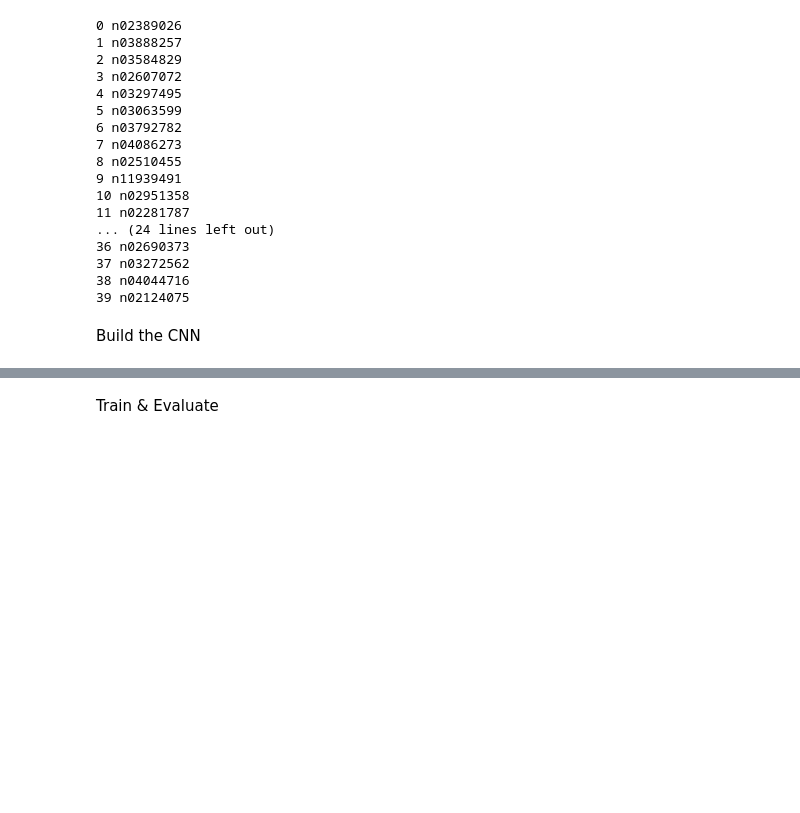
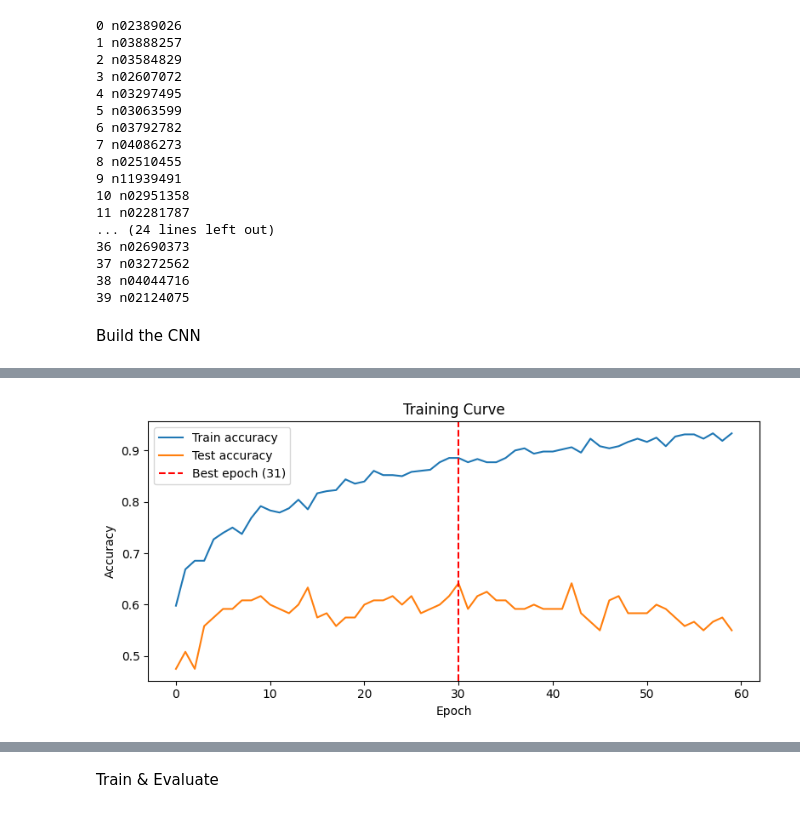
Before and after one commit to zzzanee/2026_FinalProject_EEG, a Jupyter notebook: eeg_testing.ipynb, the cells around one changed output, grey strips where cells are left out. Cells and saved outputs as stored; diff of their text form; code cells hidden in the pictures; blank space fills up the shorter version.

Commit message:
models

```diff
--- a/eeg_testing.ipynb
+++ b/eeg_testing.ipynb
@@ -94,9 +94,11 @@ Label 22 synset: n03982430
 # %%
 import numpy as np
 
-OCCIPITAL_CHANNELS = list(range(75, 96))  # adjust after verifying
+MIN_LEN = min([x['eeg'].shape[1] for x in filtered])  # = 491
+OCCIPITAL_CHANNELS = list(range(75, 96))
 
-X = np.array([x['eeg'][OCCIPITAL_CHANNELS, :] for x in filtered])  # shape: (N, channels, timepoints)
+# Add [:MIN_LEN] to crop all trials to the same length ✓
+X = np.array([x['eeg'][OCCIPITAL_CHANNELS, :MIN_LEN].detach().numpy() for x in filtered])
 y = np.array([x['binary_label'] for x in filtered])
-print(X.shape, y.shape)
+print(X.shape, y.shape)  # should be (600, 21,
 # %% [output]
@@ -150,0 +161,78 @@ class EEG_CNN(nn.Module):
+# %%
+from sklearn.model_selection import train_test_split
+import torch
+from torch.utils.data import TensorDataset, DataLoader
+import matplotlib.pyplot as plt
+from sklearn.metrics import confusion_matrix, ConfusionMatrixDisplay
+
+# ── 1. Split (no normalization) ─────────────────────────────────────────────
+X_train, X_test, y_train, y_test = train_test_split(
+    X, y, test_size=0.2, random_state=42, stratify=y
+)
+
+X_train_t = torch.tensor(X_train, dtype=torch.float32)
+X_test_t  = torch.tensor(X_test,  dtype=torch.float32)
+y_train_t = torch.tensor(y_train, dtype=torch.float32)
+y_test_t  = torch.tensor(y_test,  dtype=torch.float32)
+
+train_dl = DataLoader(TensorDataset(X_train_t, y_train_t), batch_size=32, shuffle=True)
+
+# ── 2. Model ─────────────────────────────────────────────────────────────────
+device    = 'cuda' if torch.cuda.is_available() else 'cpu'
+model     = EEG_CNN(n_channels=21, n_timepoints=491).to(device)
+optimizer = torch.optim.Adam(model.parameters(), lr=1e-3, weight_decay=1e-3)
+criterion = torch.nn.BCEWithLogitsLoss()
+
+# ── 3. Training loop with best checkpoint ────────────────────────────────────
+train_accs, test_accs = [], []
+best_acc, best_epoch  = 0, 0
+
+for epoch in range(60):
+    model.train()
+    for xb, yb in train_dl:
+        xb, yb = xb.to(device), yb.to(device)
+        optimizer.zero_grad()
+        criterion(model(xb).squeeze(), yb).backward()
+        optimizer.step()
+
+    model.eval()
+    with torch.no_grad():
+        train_preds = (torch.sigmoid(model(X_train_t.to(device)).squeeze()) > 0.5).cpu().float()
+        test_preds  = (torch.sigmoid(model(X_test_t.to(device)).squeeze())  > 0.5).cpu().float()
+
+    train_acc = (train_preds == y_train_t).float().mean().item()
+    test_acc  = (test_preds  == y_test_t ).float().mean().item()
+    train_accs.append(train_acc)
+    test_accs.append(test_acc)
+
+    if test_acc > best_acc:
+        best_acc   = test_acc
+        best_epoch = epoch + 1
+        torch.save(model.state_dict(), 'best_model.pt')
+
+    print(f"Epoch {epoch+1:2d} | Train: {train_acc:.3f} | Test: {test_acc:.3f}{' ← best' if test_acc == best_acc else ''}")
+
+print(f"\n✅ Best test accuracy: {best_acc:.3f} ({best_acc*100:.1f}%) at epoch {best_epoch}")
+
+# ── 4. Load best & final predictions ─────────────────────────────────────────
+model.load_state_dict(torch.load('best_model.pt'))
+model.eval()
+with torch.no_grad():
+    test_preds = (torch.sigmoid(model(X_test_t.to(device)).squeeze()) > 0.5).cpu().float()
+
+final_acc = (test_preds == y_test_t).float().mean().item()
+print(f"Final model accuracy: {final_acc*100:.1f}%")
+
+# ── 5. Plot ───────────────────────────────────────────────────────────────────
+plt.figure(figsize=(8,4))
+plt.plot(train_accs, label='Train accuracy')
+plt.plot(test_accs,  label='Test accuracy')
+plt.axvline(best_epoch-1, color='red', linestyle='--', label=f'Best epoch ({best_epoch})')
+plt.xlabel('Epoch'); plt.ylabel('Accuracy'); plt.legend(); plt.title('Training Curve')
+plt.tight_layout(); plt.show()
+
+# ── 6. Confusion matrix ───────────────────────────────────────────────────────
+cm = confusion_matrix(y_test, test_preds.numpy())
+disp = ConfusionMatrixDisplay(cm, display_labels=['Espresso Maker', 'Pool Table'])
+disp.plot(cmap='Blues'); plt.title(f'Confusion Matrix — {final_acc*100:.1f}% accuracy'); plt.show()
+# %% [output]
@@ -150,0 +256 @@ class EEG_CNN(nn.Module):
+[figure, added]
```
Also changed, not shown: parts of 7 cells of this notebook, 1 other file.
